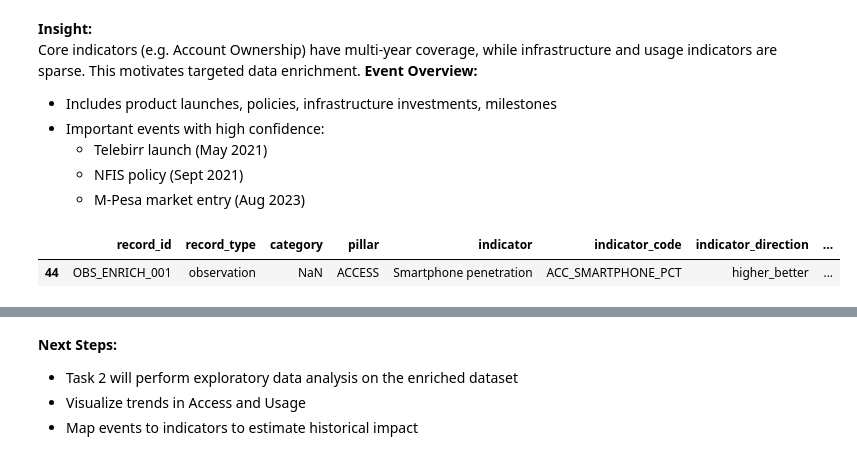
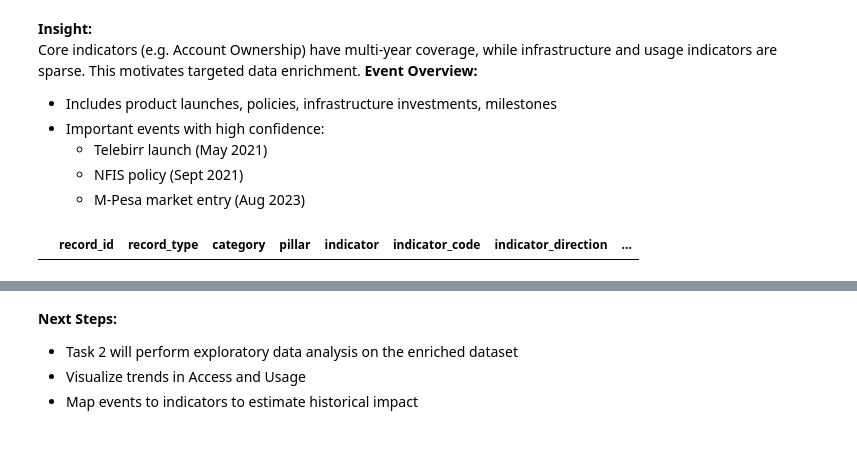
Before and after one commit to kaltiru14/ethiopia-fi-forecast, a Jupyter notebook: notebooks/data_exploration_and_enrichment.ipynb, the cells around one changed output, grey strips where cells are left out. Cells and saved outputs as stored; diff of their text form; code cells hidden in the pictures.

```diff
--- a/notebooks/data_exploration_and_enrichment.ipynb
+++ b/notebooks/data_exploration_and_enrichment.ipynb
@@ -159,30 +157,47 @@ This motivates targeted data enrichment.
   - M-Pesa market entry (Aug 2023)
 # %%
 new_observation = {
-    "record_id": "OBS_ENRICH_001",
+    "record_id": "REC_9999",
     "record_type": "observation",
+    "category": None,
     "pillar": "ACCESS",
-    "indicator": "Smartphone penetration",
-    "indicator_code": "ACC_SMARTPHONE_PCT",
+    "indicator": "Account Ownership Rate",
+    "indicator_code": "ACC_OWNERSHIP",
     "indicator_direction": "higher_better",
-    "value_numeric": 28.0,
+    "value_numeric": 52.0,
+    "value_text": None,
     "value_type": "percentage",
     "unit": "%",
-    "observation_date": pd.to_datetime("2023-01-01"),
-    "source_name": "GSMA",
-    "source_type": "industry_report",
-    "source_url": "https://www.gsma.com",
-    "confidence": "medium",
-    "original_text": "Smartphone penetration in Ethiopia reached approximately 28% in 2023.",
-    "collected_by": "Kudu T",
-    "collection_date": pd.to_datetime("2026-01-30"),
-    "notes": "Smartphone access enables app-based digital financial services."
+    "observation_date": pd.Timestamp("2025-12-31"),
+    "period_start": None,
+    "period_end": None,
+    "fiscal_year": 2025,
+    "gender": "all",
+    "location": "national",
+    "region": None,
+    "source_name": "Global Findex 2025",
+    "source_type": "survey",
+    "source_url": "https://www.worldbank.org/en/publication/global-findex",
+    "confidence": "high",
+    "related_indicator": None,
+    "relationship_type": None,
+    "impact_direction": None,
+    "impact_magnitude": None,
+    "impact_estimate": None,
+    "lag_months": None,
+    "evidence_basis": None,
+    "comparable_country": None,
+    "collected_by": "Kalkidan Belayneh Debas",
+    "collection_date": datetime.today(),
+    "original_text": "Findex projected Ethiopia's national account ownership rate for 2025 at 52%.",
+    "notes": "Useful for modeling trends beyond 2024.",
+    "event_name": None,
+    "event_date": None
 }
 
 df_data = pd.concat([df_data, pd.DataFrame([new_observation])], ignore_index=True)
 
 df_data[df_data["record_id"] == "OBS_ENRICH_001"]
 # %% [output]
 |  | record_id | record_type | category | pillar | indicator | indicator_code | indicator_direction | ... |
-| 44 | OBS_ENRICH_001 | observation | NaN | ACCESS | Smartphone penetration | ACC_SMARTPHONE_PCT | higher_better | ... |
 # %%
```
Also changed, not shown: parts of 8 cells of this notebook, 3 other files.
